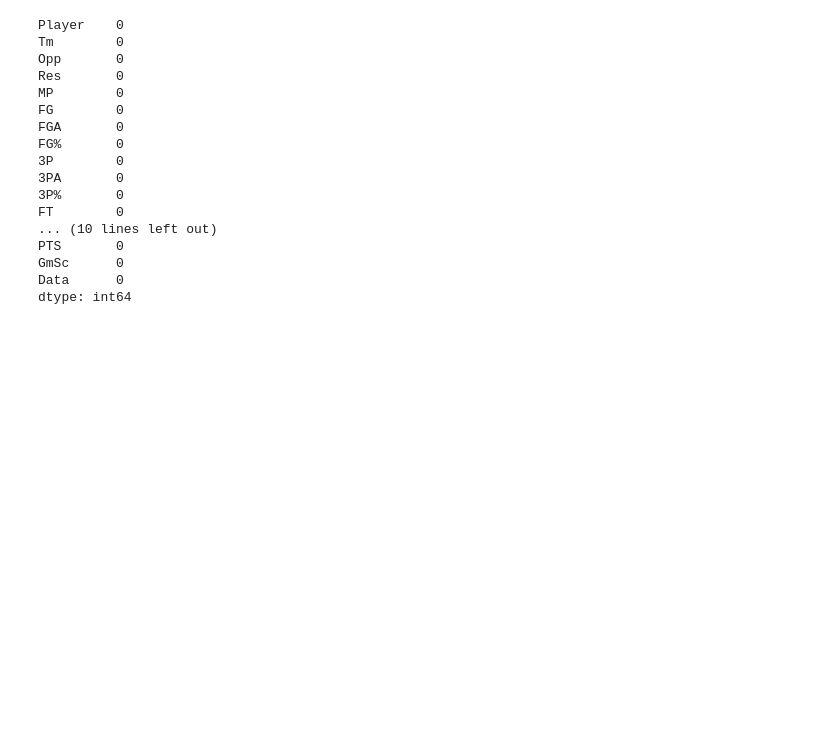
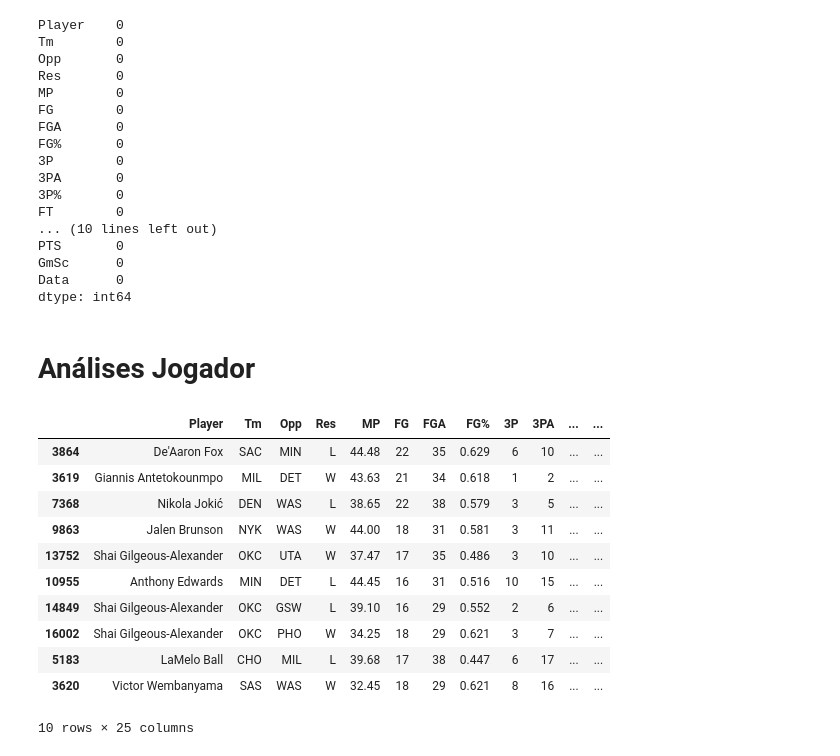
Before and after one commit to xarpy/nba-scouting-research, a Jupyter notebook: nba.ipynb, the cells around one changed output. Cells and saved outputs as stored; diff of their text form; code cells hidden in the pictures; blank space fills up the shorter version.

Commit message:
Atualizando algumas análises

```diff
--- a/nba.ipynb
+++ b/nba.ipynb
@@ -139,3 +139,22 @@ PTS       0
 GmSc      0
 Data      0
 dtype: int64
+# %% [markdown]
+# Análises Jogador
+# %%
+#Os Jogadores que mais pontuaram
+df_top50 = df.sort_values(by="PTS", ascending=False).head(10)
+df_top50
+# %% [output]
+|  | Player | Tm | Opp | Res | MP | FG | FGA | FG% | 3P | 3PA | ... | ... |
+| 3864 | De'Aaron Fox | SAC | MIN | L | 44.48 | 22 | 35 | 0.629 | 6 | 10 | ... | ... |
+| 3619 | Giannis Antetokounmpo | MIL | DET | W | 43.63 | 21 | 34 | 0.618 | 1 | 2 | ... | ... |
+| 7368 | Nikola Jokić | DEN | WAS | L | 38.65 | 22 | 38 | 0.579 | 3 | 5 | ... | ... |
+| 9863 | Jalen Brunson | NYK | WAS | W | 44.00 | 18 | 31 | 0.581 | 3 | 11 | ... | ... |
+| 13752 | Shai Gilgeous-Alexander | OKC | UTA | W | 37.47 | 17 | 35 | 0.486 | 3 | 10 | ... | ... |
+| 10955 | Anthony Edwards | MIN | DET | L | 44.45 | 16 | 31 | 0.516 | 10 | 15 | ... | ... |
+| 14849 | Shai Gilgeous-Alexander | OKC | GSW | L | 39.10 | 16 | 29 | 0.552 | 2 | 6 | ... | ... |
+| 16002 | Shai Gilgeous-Alexander | OKC | PHO | W | 34.25 | 18 | 29 | 0.621 | 3 | 7 | ... | ... |
+| 5183 | LaMelo Ball | CHO | MIL | L | 39.68 | 17 | 38 | 0.447 | 6 | 17 | ... | ... |
+| 3620 | Victor Wembanyama | SAS | WAS | W | 32.45 | 18 | 29 | 0.621 | 8 | 16 | ... | ... |
+10 rows × 25 columns
```
Also changed, not shown: parts of 2 cells of this notebook.
